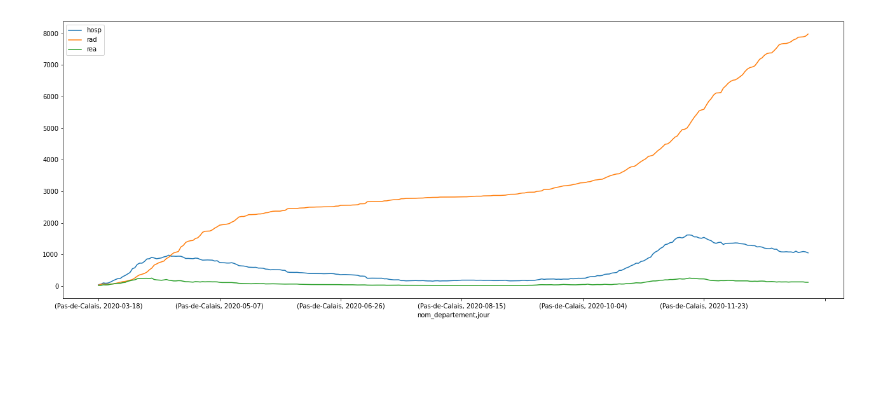
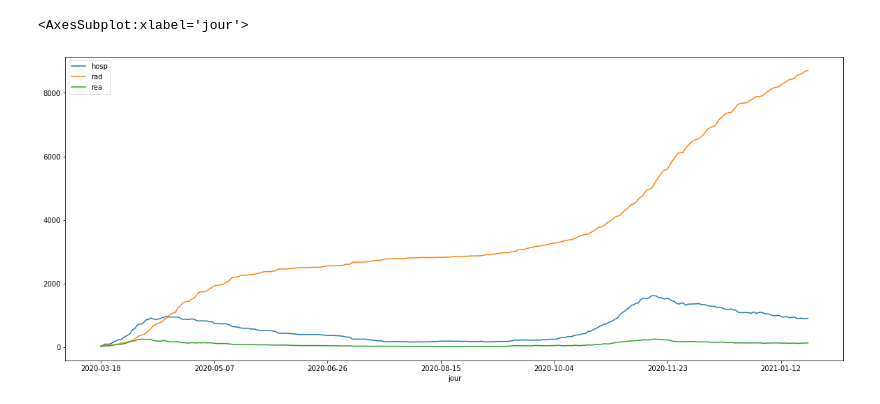
Before and after one commit to nrephi/jupyter-spark-hadoop-docker, a Jupyter notebook: build/workspace/covid.ipynb, the cells around one changed output. Saved outputs shown, nothing was run; the diff lists cells and outputs as text; code cells hidden in the pictures; blank space fills up the shorter version.

```diff
--- a/build/workspace/covid.ipynb
+++ b/build/workspace/covid.ipynb
@@ -55,2 +145,6 @@ nord = nord.groupBy("dep","jour").agg({"hosp": "sum", "rea": "sum", "rad": "sum"
+# %%
+full_info = spark.sql("""SELECT c.dep, d.nom_departement, c.jour, c.hosp, c.rad, c.rea
+FROM covid_data c
+INNER JOIN departements d ON d.code_departement = c.dep""")
 # %%
-full_info = nord.join(departements, departements.code_departement == nord.dep).select("jour", "nom_departement", "hosp", "rad", "rea")
+covid_data.join(departements, departements.code_departement == covid_data.dep).show()
@@ -57,2 +169,2 @@ full_info = nord.join(departements, departements.code_departement == nord.dep).s
 # %%
-full_info = full_info.orderBy('jour', ascending=True)
+full_info = full_info.filter(full_info.dep==62).orderBy('jour', ascending=True)
@@ -86,6 +230,7 @@ pandas_covid = full_info.toPandas()
 # %%
-pandas_covid.set_index(['nom_departement','jour'], inplace=True);
+pandas_covid.set_index(['jour'], inplace=True)
 # %%
-pandas_covid.plot(kind='line',figsize=(22,8));
+pandas_covid.plot(figsize=(20,8))
 # %% [output]
+<AxesSubplot:xlabel='jour'>
-[figure, old version]
+[figure, new version]
```
Also changed, not shown: parts of 27 cells of this notebook, 1 other file.
